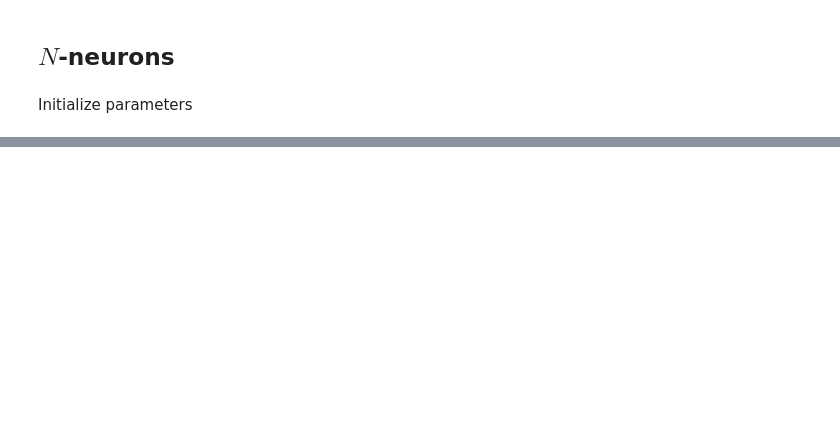
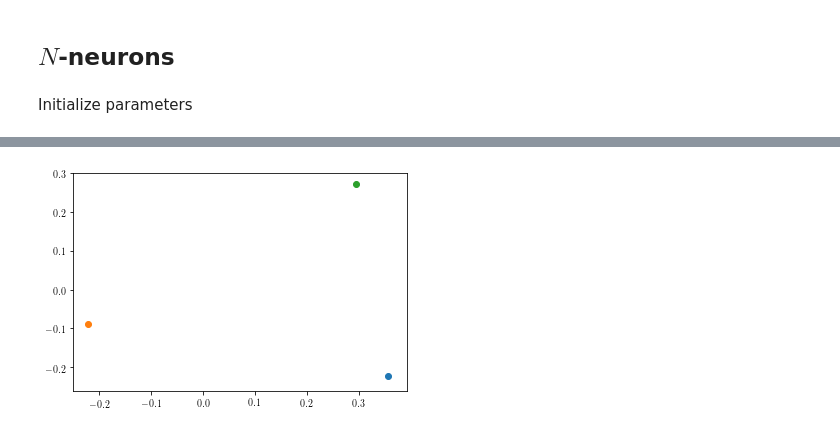
Before and after one commit to ABra1993/LisbonLab, a Jupyter notebook: CSM_2dim.ipynb, the cells around one changed output, grey strips where cells are left out. Drawn from its saved outputs; the diff is of its cells as text; code cells hidden in the pictures; blank space fills up the shorter version.

```diff
--- a/CSM_2dim.ipynb
+++ b/CSM_2dim.ipynb
@@ -278,0 +169,8 @@ plot_N()
+# %%
+def plot_weights():
+    for i in range(N):
+        pl.scatter(D[i][0], D[i][1])
+
+plot_weights()
+# %% [output]
+[figure, added]
```
Also changed, not shown: parts of 17 cells of this notebook.
